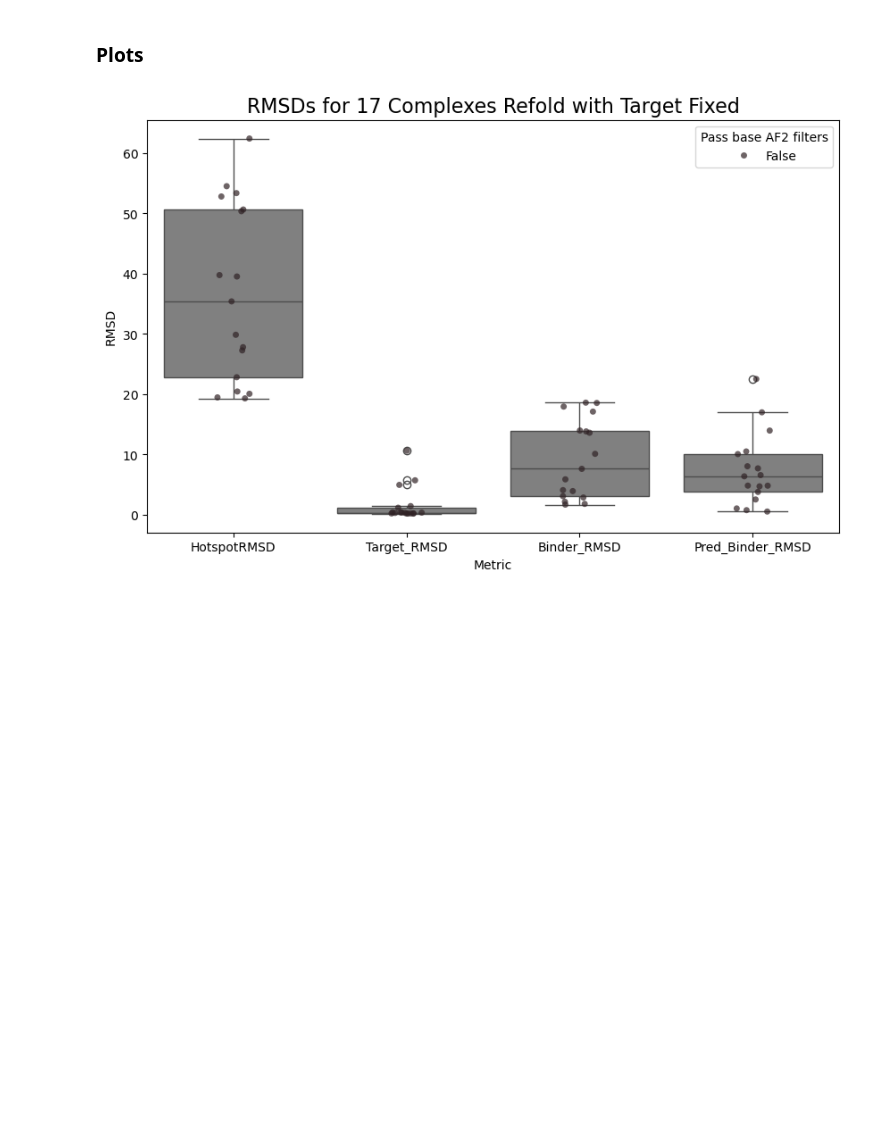
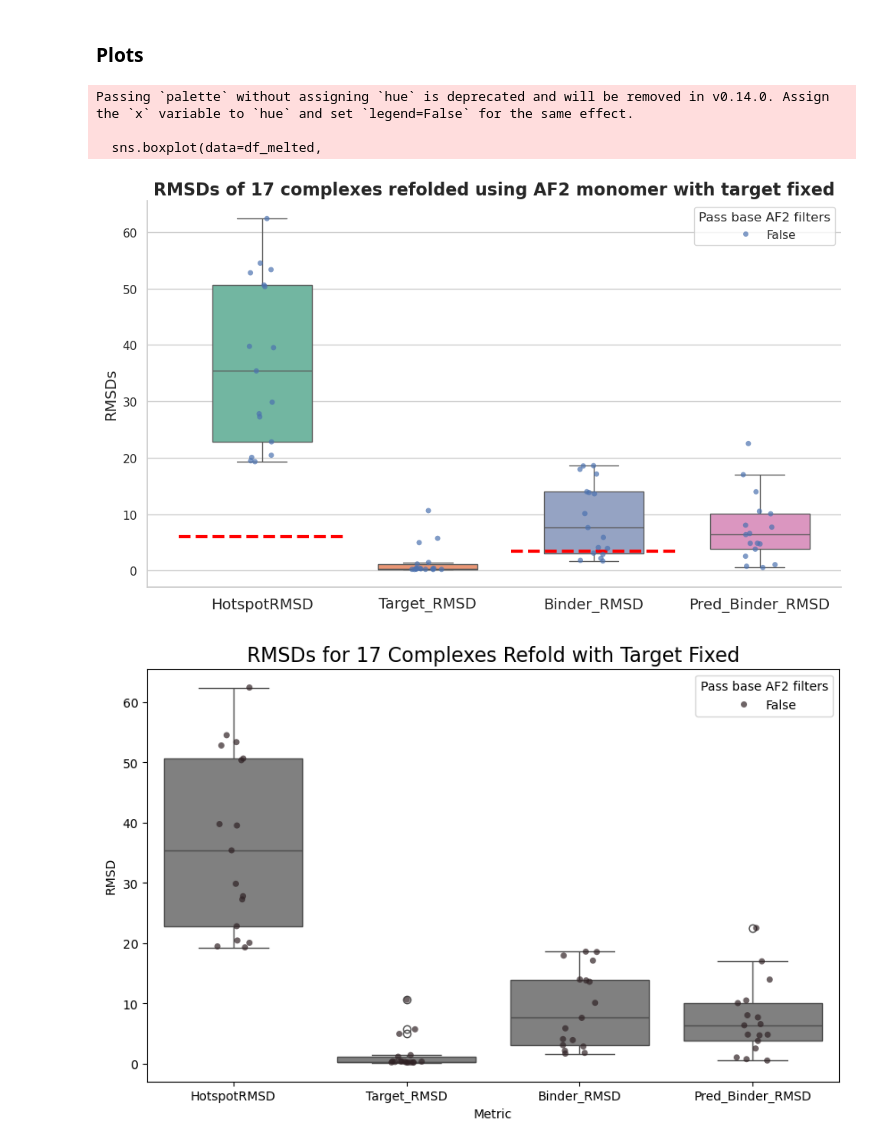
Before and after one commit to Tiffany-Xie/NXBindCraft, a Jupyter notebook: notebooks/complexRefold.ipynb, the cells around one changed output. Drawn from its saved outputs; the diff is of its cells as text; code cells hidden in the pictures; blank space fills up the shorter version.

Commit message:
haven t push for a while, just cleaning up

```diff
--- a/notebooks/complexRefold.ipynb
+++ b/notebooks/complexRefold.ipynb
@@ -461,6 +461,66 @@ def predict_complex(prediction_model, binder_sequence, complex_name, prediction_
 import pandas as pd
 import matplotlib.pyplot as plt
 import seaborn as sns
+# %%
+path = '/hpf/projects/mtyers/ningrui/NXBindCraft/myTrials/testRefold/tempFiles/rmsds_17complex.csv'
+rmsd_df = pd.read_csv(path, index_col=0)
+# %%
+df_melted = rmsd_df.melt(id_vars='Pass_base_af2_filters',
+                    value_vars=['HotspotRMSD', 'Target_RMSD', 'Binder_RMSD', 'Pred_Binder_RMSD'],
+                    var_name='Metric', value_name='RMSD')
+
+# Use a clean style
+sns.set(style='whitegrid')
+
+# Set up color palette for boxes
+box_palette = sns.color_palette('Set2', 4)  # 4 soft, harmonious colors
+
+plt.figure(figsize=(10, 6))
+
+# Create the boxplot with custom palette
+sns.boxplot(data=df_melted,
+            x='Metric',
+            y='RMSD',
+            palette=box_palette,
+            width=0.6,
+            fliersize=0)  # hide outlier dots to reduce clutter
+
+# Overlay the stripplot (points), colored by Pass_base_af2_filters
+sns.stripplot(data=df_melted,
+              x='Metric',
+              y='RMSD',
+              hue='Pass_base_af2_filters',
+              dodge=True,
+              jitter=True,
+              marker='o',
+              alpha=0.7,
+              size=5)
+
+# Mapping box positions to x-axis tick positions
+metric_positions = {metric: i for i, metric in enumerate(df_melted['Metric'].unique())}
+
+# Example: Add horizontal lines
+plt.hlines(y=6, xmin=metric_positions['HotspotRMSD'] - 0.5, xmax=metric_positions['HotspotRMSD'] + 0.5,
+           colors='red', linewidth=3, linestyles='--', label='_nolegend_')
+
+plt.hlines(y=3.5, xmin=metric_positions['Binder_RMSD'] - 0.5, xmax=metric_positions['Binder_RMSD'] + 0.5,
+           colors='red', linewidth=3, linestyles='--', label='_nolegend_')
+
+
+# Titles and styling
+plt.title('RMSDs of 17 complexes refolded using AF2 monomer with target fixed', fontsize=16, weight='bold')
+plt.xlabel('')
+plt.xticks(fontsize=14)
+plt.ylabel('RMSDs', fontsize=14)
+plt.legend(title='Pass base AF2 filters', loc='upper right', frameon=True)
+sns.despine()
+plt.tight_layout()
+plt.show()
+# %% [output]
+Passing `palette` without assigning `hue` is deprecated and will be removed in v0.14.0. Assign the `x` variable to `hue` and set `legend=False` for the same effect.
+
+  sns.boxplot(data=df_melted,
+[figure, added]
 # %%
 
 # Reshape DataFrame for seaborn
```
Also changed, not shown: parts of 4 cells of this notebook, 2 other files.
